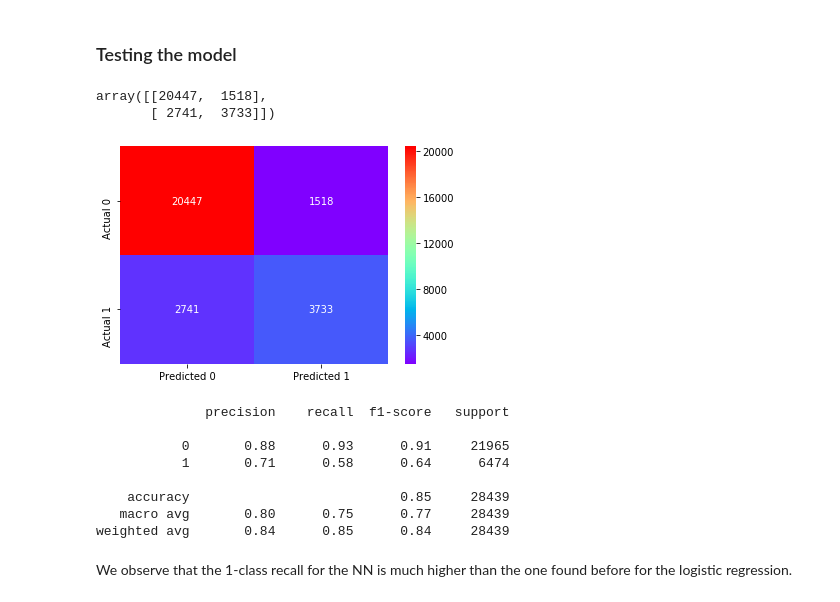
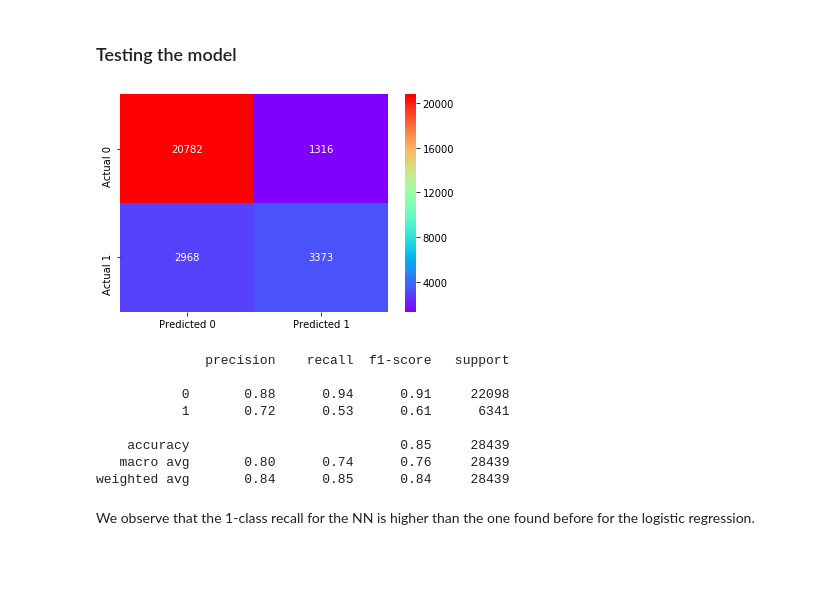
Before and after one commit to rmondini/classificationproject, a Jupyter notebook: rain-in-australia.ipynb, the cells around one changed output. Drawn from its saved outputs; the diff is of its cells as text; code cells hidden in the pictures; blank space fills up the shorter version.

```diff
--- a/rain-in-australia.ipynb
+++ b/rain-in-australia.ipynb
@@ -279,7 +282,9 @@ x_train, x_test, y_train, y_test = train_test_split(scaled_inputs, target, test_
+# %%
+x_train, x_val, y_train, y_val = train_test_split(x_train, y_train, test_size = 0.2, random_state = 42)
 # %% [markdown]
 ### Training the model
 # %%
-reg = LogisticRegression(solver='lbfgs')
+reg = LogisticRegression(solver='lbfgs',max_iter=200)
 reg.fit(x_train,y_train)
 # %% [output]
 LogisticRegression(C=1.0, class_weight=None, dual=False, fit_intercept=True,
@@ -531,9 +570,9 @@ x_train_nn, x_val_nn, y_train_nn, y_val_nn = train_test_split(x_train, y_train,
 Convert dataframes into numpy arrays for tensorflow
 # %%
 # train
-train_inputs, train_target = x_train_nn.values, y_train_nn.values
+train_inputs, train_target = x_train.values, y_train.values
 # validation
-validation_inputs, validation_target = x_val_nn.values, y_val_nn.values
+validation_inputs, validation_target = x_val.values, y_val.values
 # test
 test_inputs, test_target = x_test.values, y_test.values
 # %% [markdown]
@@ -594,27 +701,22 @@ y_test_nn_pred_proba = model.predict(test_inputs)
 y_test_nn_pred = model.predict_classes(test_inputs)
-# %%
-cm_nn = confusion_matrix(test_target, y_test_nn_pred)
-tn_nn, fp_nn, fn_nn, tp_nn = cm_nn.ravel()
-cm_nn
-# %% [output]
-array([[20447,  1518],
-       [ 2741,  3733]])
 # %%
-cm_nn_pd = pd.DataFrame(data=cm_nn,columns=['Predicted 0','Predicted 1'],index=['Actual 0', 'Actual 1'])
-sns.heatmap(cm_nn_pd, annot=True, fmt='d', cmap='rainbow')
+cm_test_nn = confusion_matrix(test_target, y_test_nn_pred)
+tn_test_nn, fp_test_nn, fn_test_nn, tp_test_nn = cm_test_nn.ravel()
+cm_test_nn_pd = pd.DataFrame(data=cm_test_nn,columns=['Predicted 0','Predicted 1'],index=['Actual 0', 'Actual 1'])
+sns.heatmap(cm_test_nn_pd, annot=True, fmt='d', cmap='rainbow')
 plt.show()
 # %% [output]
-[figure, old version]
+[figure, new version]
 # %%
 print(classification_report(test_target, y_test_nn_pred))
 # %% [output]
               precision    recall  f1-score   support
 
-           0       0.88      0.93      0.91     21965
-           1       0.71      0.58      0.64      6474
+           0       0.88      0.94      0.91     22098
+           1       0.72      0.53      0.61      6341
 
     accuracy                           0.85     28439
-   macro avg       0.80      0.75      0.77     28439
+   macro avg       0.80      0.74      0.76     28439
 weighted avg       0.84      0.85      0.84     28439
 # %% [markdown]
-We observe that the 1-class recall for the NN is much higher than the one found before for the logistic regression.
+We observe that the 1-class recall for the NN is higher than the one found before for the logistic regression.
```
Also changed, not shown: parts of 74 cells of this notebook, 1 other file.
